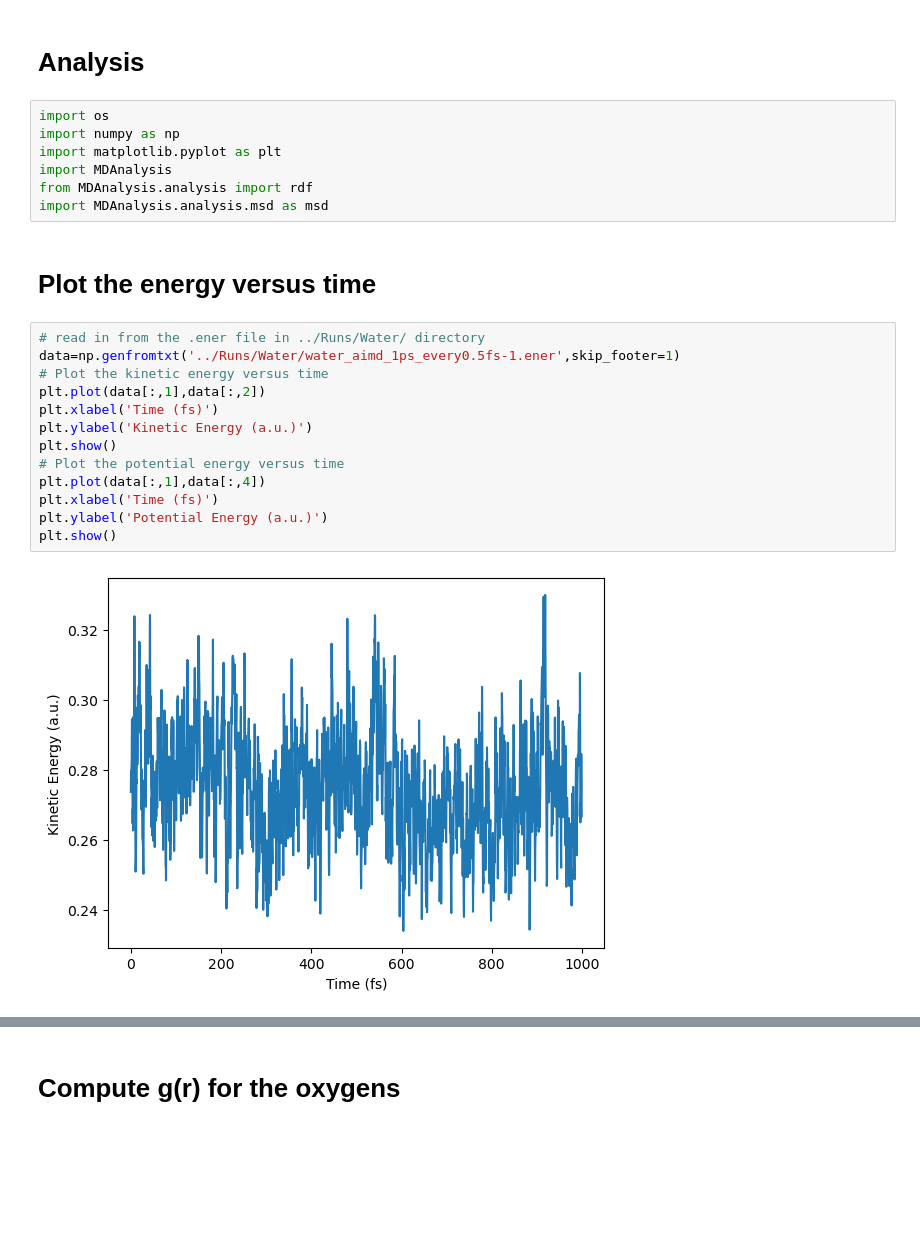
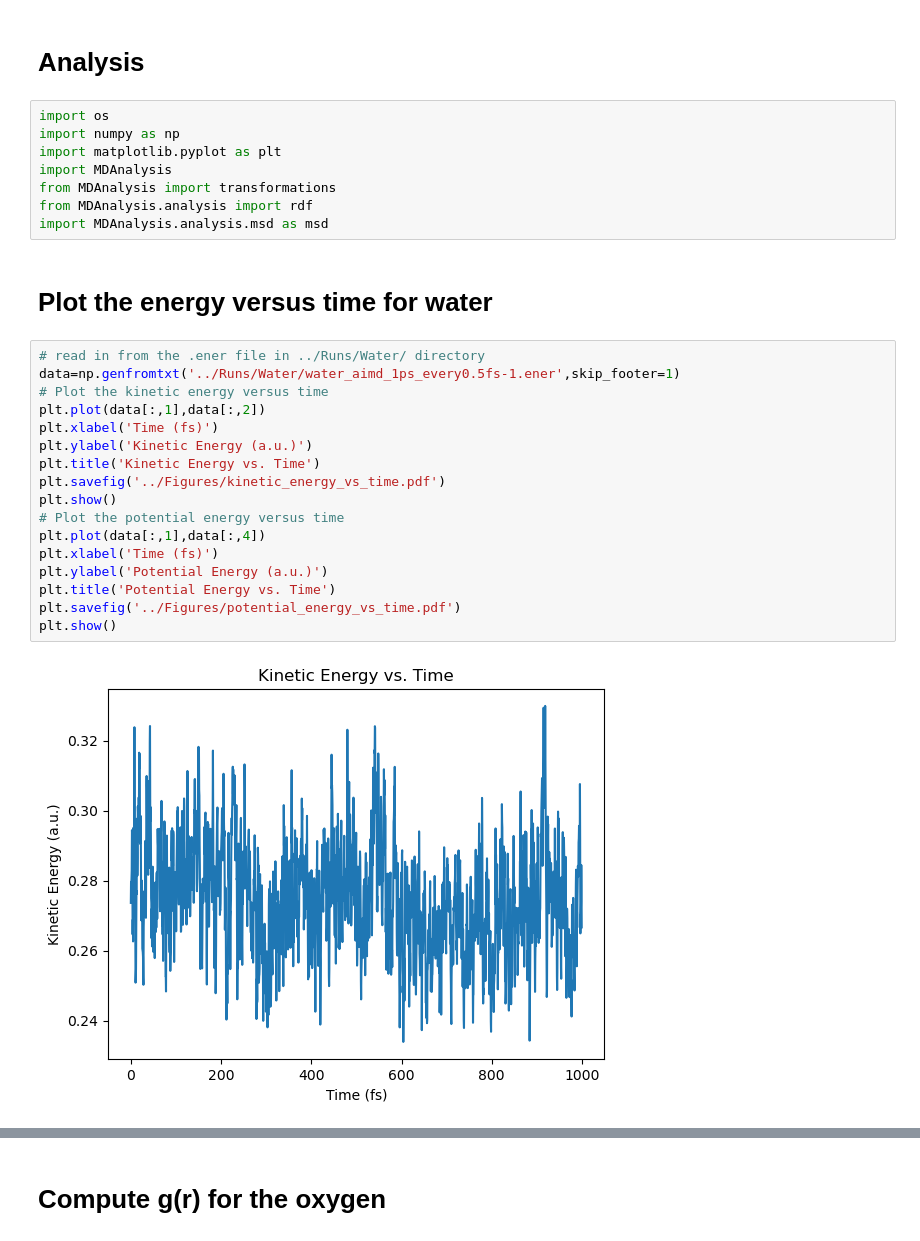
Before and after one commit to cl6661/comp-lab-class, a Jupyter notebook: Week12/Analysis/Analysis.ipynb, the cells around one changed output, grey strips where cells are left out. Cells and saved outputs as stored; diff of their text form; blank space fills up the shorter version.

```diff
--- a/Week12/Analysis/Analysis.ipynb
+++ b/Week12/Analysis/Analysis.ipynb
@@ -5,22 +5,27 @@ import os
 import numpy as np
 import matplotlib.pyplot as plt
 import MDAnalysis
+from MDAnalysis import transformations
 from MDAnalysis.analysis import rdf
 import MDAnalysis.analysis.msd as msd
 # %% [markdown]
-# Plot the energy versus time
+# Plot the energy versus time for water
 # %%
 # read in from the .ener file in ../Runs/Water/ directory
 data=np.genfromtxt('../Runs/Water/water_aimd_1ps_every0.5fs-1.ener',skip_footer=1)
 # Plot the kinetic energy versus time
 plt.plot(data[:,1],data[:,2])
 plt.xlabel('Time (fs)')
 plt.ylabel('Kinetic Energy (a.u.)')
+plt.title('Kinetic Energy vs. Time')
+plt.savefig('../Figures/kinetic_energy_vs_time.pdf')
 plt.show()
 # Plot the potential energy versus time
 plt.plot(data[:,1],data[:,4])
 plt.xlabel('Time (fs)')
 plt.ylabel('Potential Energy (a.u.)')
+plt.title('Potential Energy vs. Time')
+plt.savefig('../Figures/potential_energy_vs_time.pdf')
 plt.show()
 # %% [output]
-[figure, old version]
+[figure, new version]
@@ -28,2 +33,2 @@ plt.show()
 # %% [markdown]
-# Compute g(r) for the oxygens
+# Compute g(r) for the oxygen
```
Also changed, not shown: parts of 7 cells of this notebook, 46 other files.
